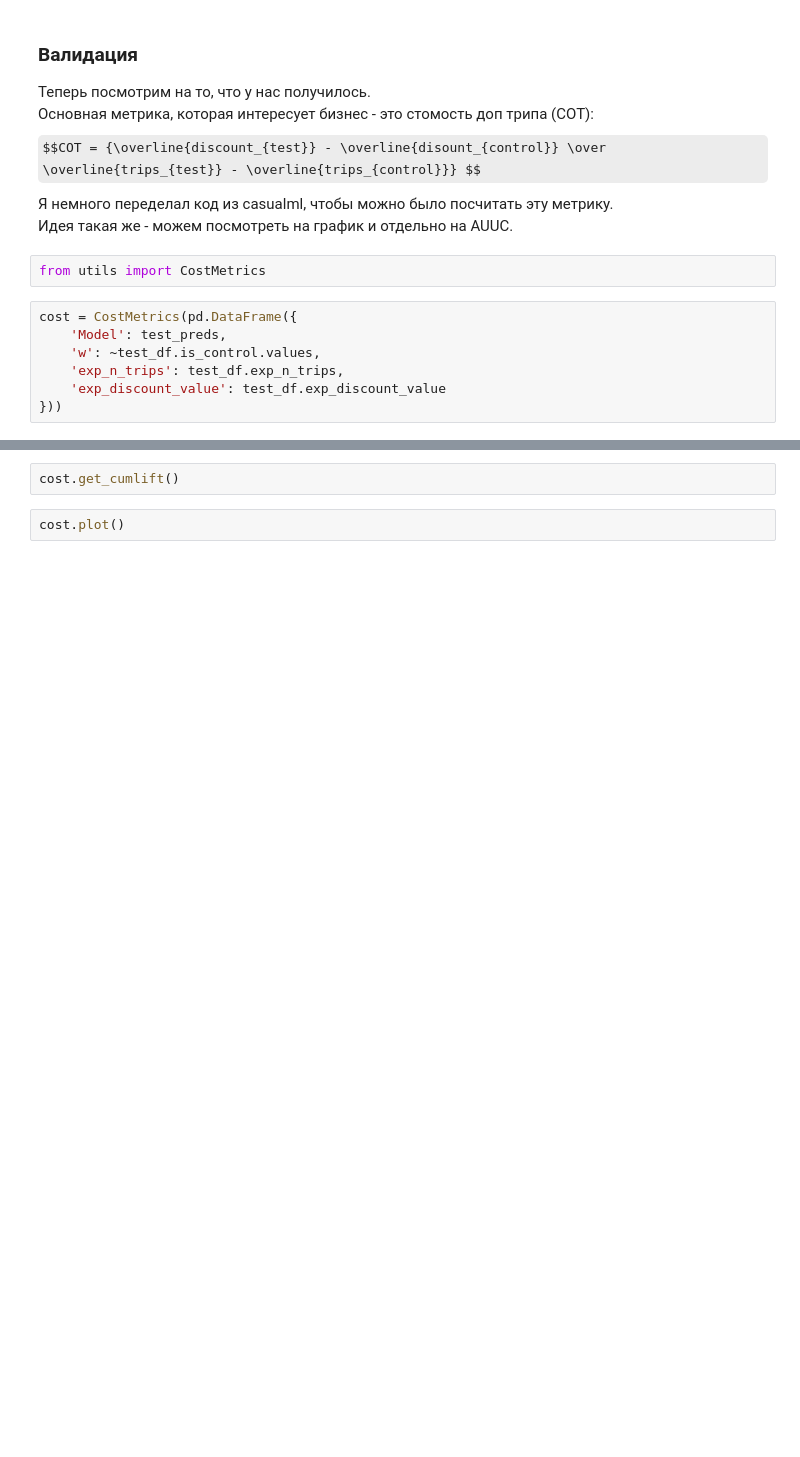
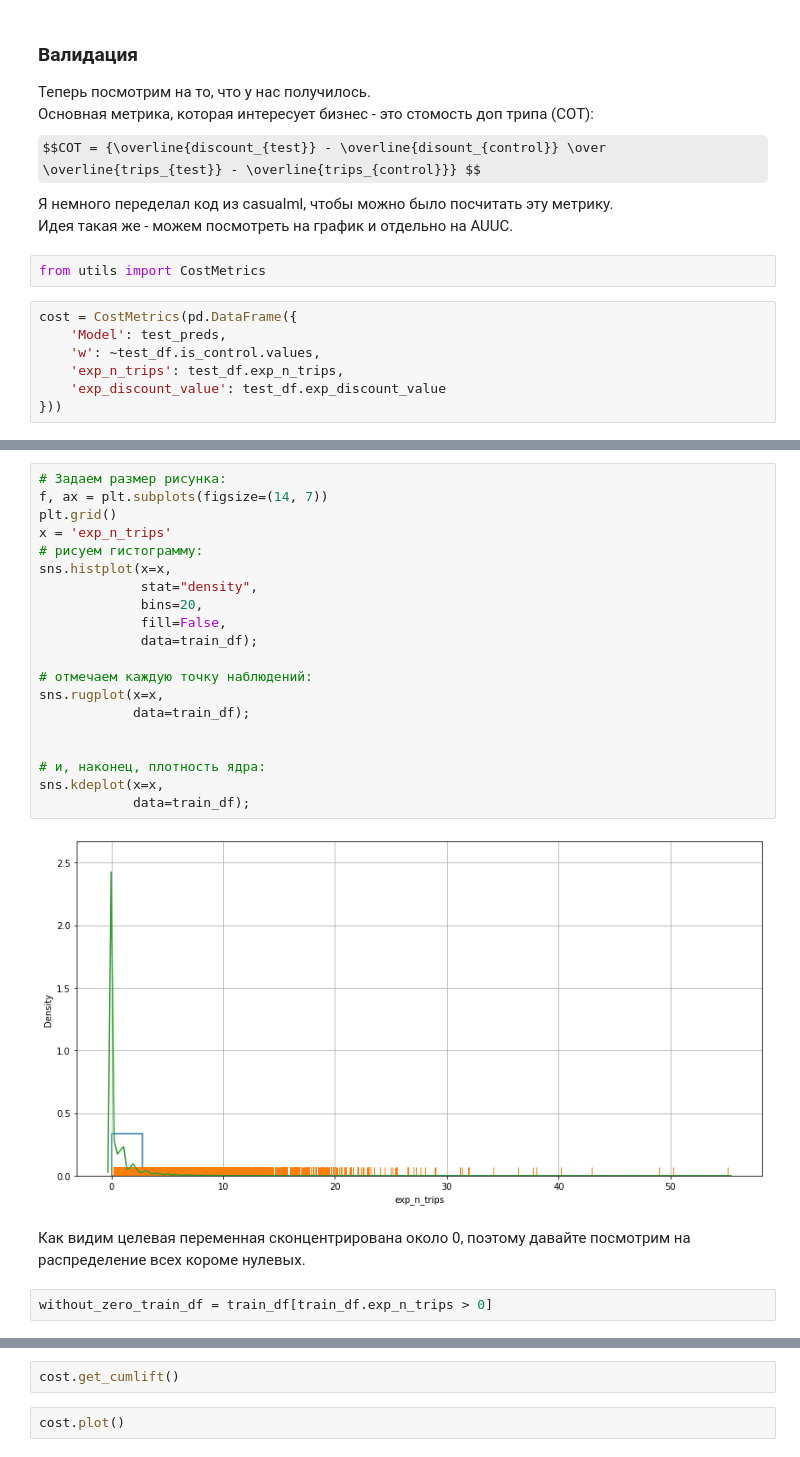
Before and after one commit to koshak98/SHAD21-CrowdSourcing, a Jupyter notebook: uplift_template.ipynb, the cells around one changed output, grey strips where cells are left out. Cells and saved outputs as stored; diff of their text form; some formulas as TeX source; blank space fills up the shorter version.

```diff
--- a/uplift_template.ipynb
+++ b/uplift_template.ipynb
@@ -94,0 +159,26 @@ cost = CostMetrics(pd.DataFrame({
+# %%
+# Задаем размер рисунка:
+f, ax = plt.subplots(figsize=(14, 7))
+plt.grid()
+x = 'exp_n_trips'
+# рисуем гистограмму:
+sns.histplot(x=x,
+             stat="density",
+             bins=20,
+             fill=False,
+             data=train_df);
+
+# отмечаем каждую точку наблюдений:
+sns.rugplot(x=x,
+            data=train_df);
+
+
+# и, наконец, плотность ядра:
+sns.kdeplot(x=x,
+            data=train_df);
+# %% [output]
+[figure, added]
+# %% [markdown]
+Как видим целевая переменная сконцентрирована около 0, поэтому давайте посмотрим на распределение всех короме нулевых.
+# %%
+without_zero_train_df = train_df[train_df.exp_n_trips > 0]
```
Also changed, not shown: parts of 58 cells of this notebook.
